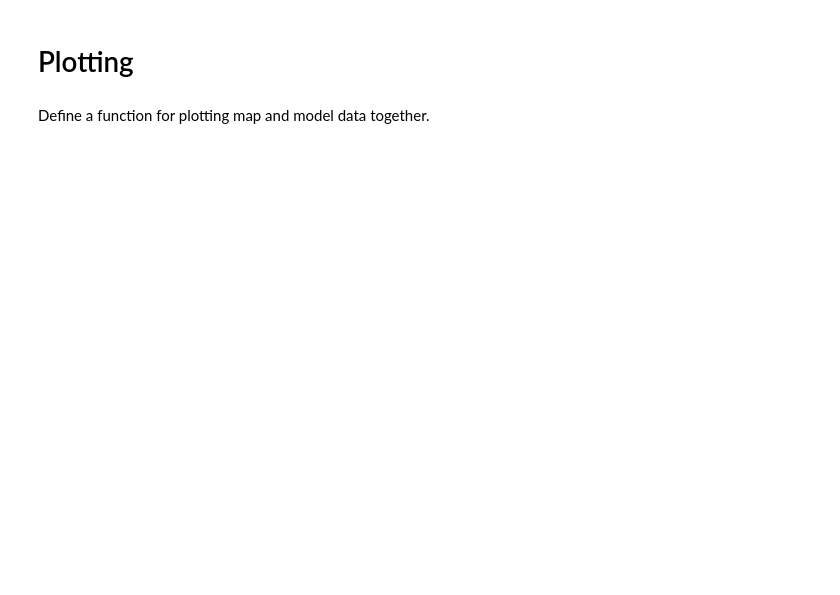
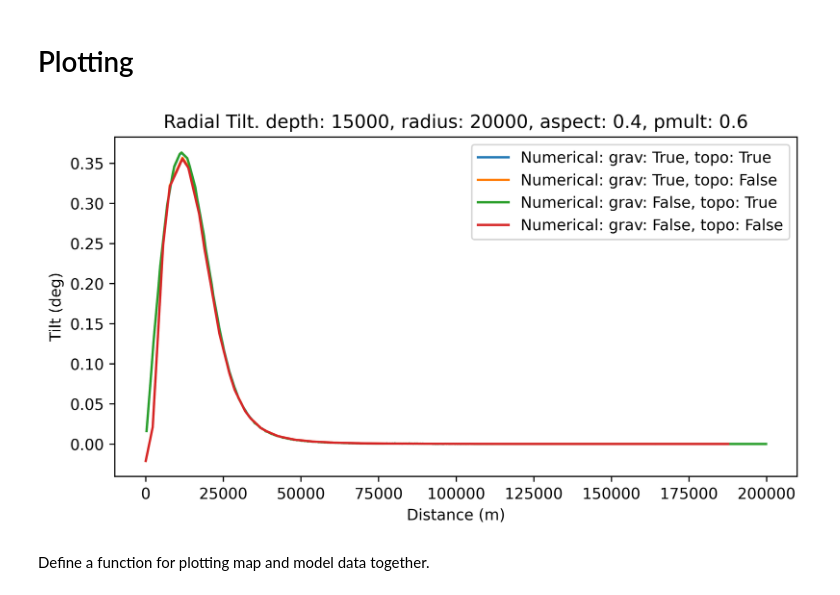
Before and after one commit to hernypeterson/thesis, a Jupyter notebook: code.ipynb, the cells around one changed output. Drawn from its saved outputs; the diff is of its cells as text; code cells hidden in the pictures; blank space fills up the shorter version.

```diff
--- a/code.ipynb
+++ b/code.ipynb
@@ -631,3 +656,7 @@ test_sweep.plot()
+# %%
+grav_topo_test.plot(name='grav-topo-test')
+# %% [output]
+[figure, added]
 # %% [markdown]
 Define a function for plotting map and model data together.
 # %%
```
Also changed, not shown: parts of 17 cells of this notebook, 2 other files.
